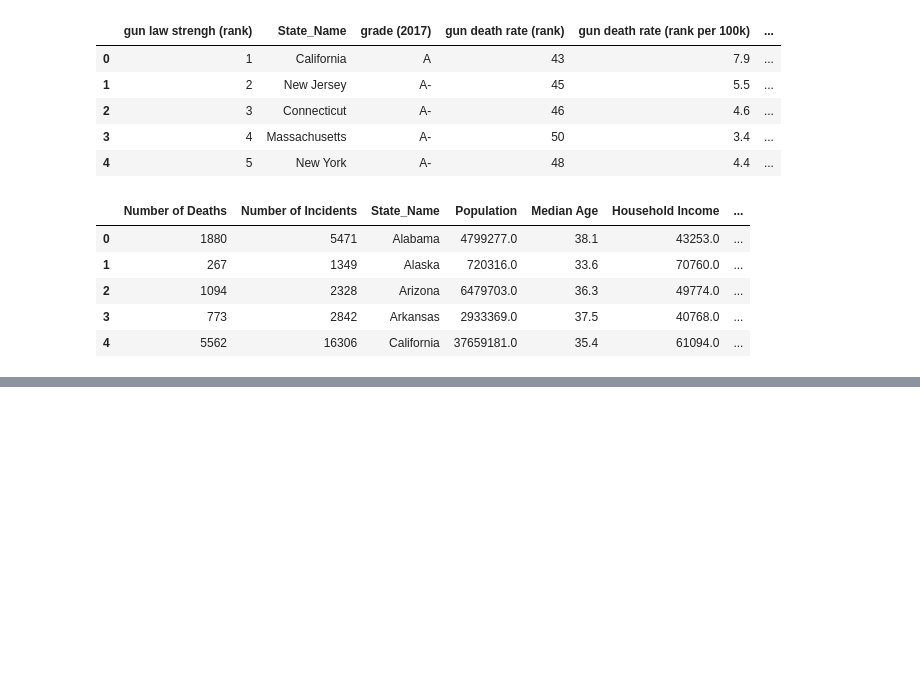
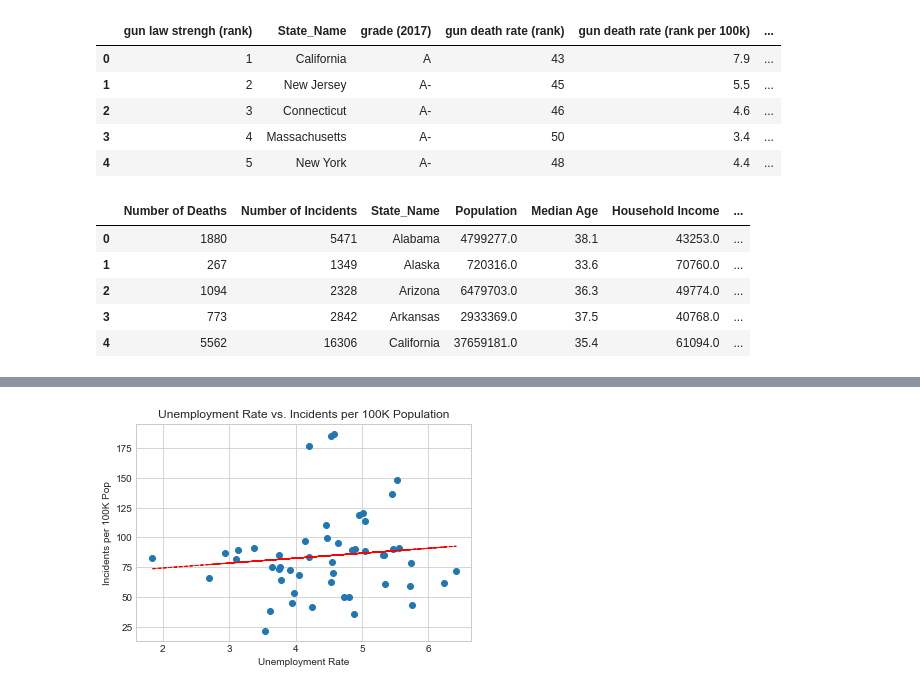
Before and after one commit to summergernon/gun_violence_analysis, a Jupyter notebook: Project_1_SG.ipynb, the cells around one changed output, grey strips where cells are left out. Cells and saved outputs as stored; diff of their text form; code cells hidden in the pictures; blank space fills up the shorter version.

```diff
--- a/Project_1_SG.ipynb
+++ b/Project_1_SG.ipynb
@@ -378,3 +516,3 @@ gun_raw_df.head()
 # %%
-merge1 = gun_raw_df.merge(gun_school_df, how='outer', on='state')
+merge1 = gun_raw_df.merge(gun_school_df, how='outer', on='State_Name')
 merge1.head()
@@ -381,3 +526,3 @@ merge1.head()
 # %%
-merge2 = merge1.merge(gun_law_df, how='outer', on='state')
+merge2 = merge1.merge(gun_law_df, how='outer', on='State_Name')
 merge2.head()
@@ -384,8 +536,3 @@ merge2.head()
 # %%
-gun_dataframe = merge2.merge(gun_mental_df, how='outer', on='state')
-
-gun_dataframe = gun_dataframe.rename(columns={"state": "State_Name"
-                                      })
-
-
+gun_dataframe = merge2.merge(gun_mental_df, how = "outer", on = "State_Name")
 gun_dataframe.head()
@@ -402,3 +580,5 @@ gun_census_deaths.head()
 # %%
 # Drop DC because we don't have a lot of data for it
 gun_census_deaths.drop([50])
+gun_census_deaths["Pop in 100k"] = gun_census_deaths["Population"]/100000
+gun_census_deaths["Norm Incidents"] = gun_census_deaths["Number of Incidents"]/gun_census_deaths["Pop in 100k"]
@@ -420,0 +769,30 @@ plt.scatter(x_axis, y_axis)
+# %%
+#unemployment rate vs gun incidents per 100k
+gun_census_deaths = gun_census_deaths.dropna()
+x_axis = np.array(gun_census_deaths["Unemployment Rate"])
+y_axis = gun_census_deaths["Norm Incidents"]
+
+y_axis.tolist()
+(slope, intercept, _, _, _) = linregress(x_axis, y_axis.tolist())
+
+slope
+
+fit = slope * x_axis + intercept
+fit
+fig, ax = plt.subplots()
+
+
+ax.set_xlabel("Unemployment Rate")
+ax.set_ylabel("Incidents per 100K Pop")
+ax.set_title("Unemployment Rate vs. Incidents per 100K Population")
+
+ax.plot(x_axis, y_axis, linewidth=0, marker='o')
+ax.plot(x_axis, fit, 'r', linestyle = 'dashed', linewidth = 1)
+sns.set_style("whitegrid")
+
+
+# Save
+plt.grid(True)
+fig.savefig("UnemploymentRate.png")
+# %% [output]
+[figure, added]
```
Also changed, not shown: parts of 99 cells of this notebook.
